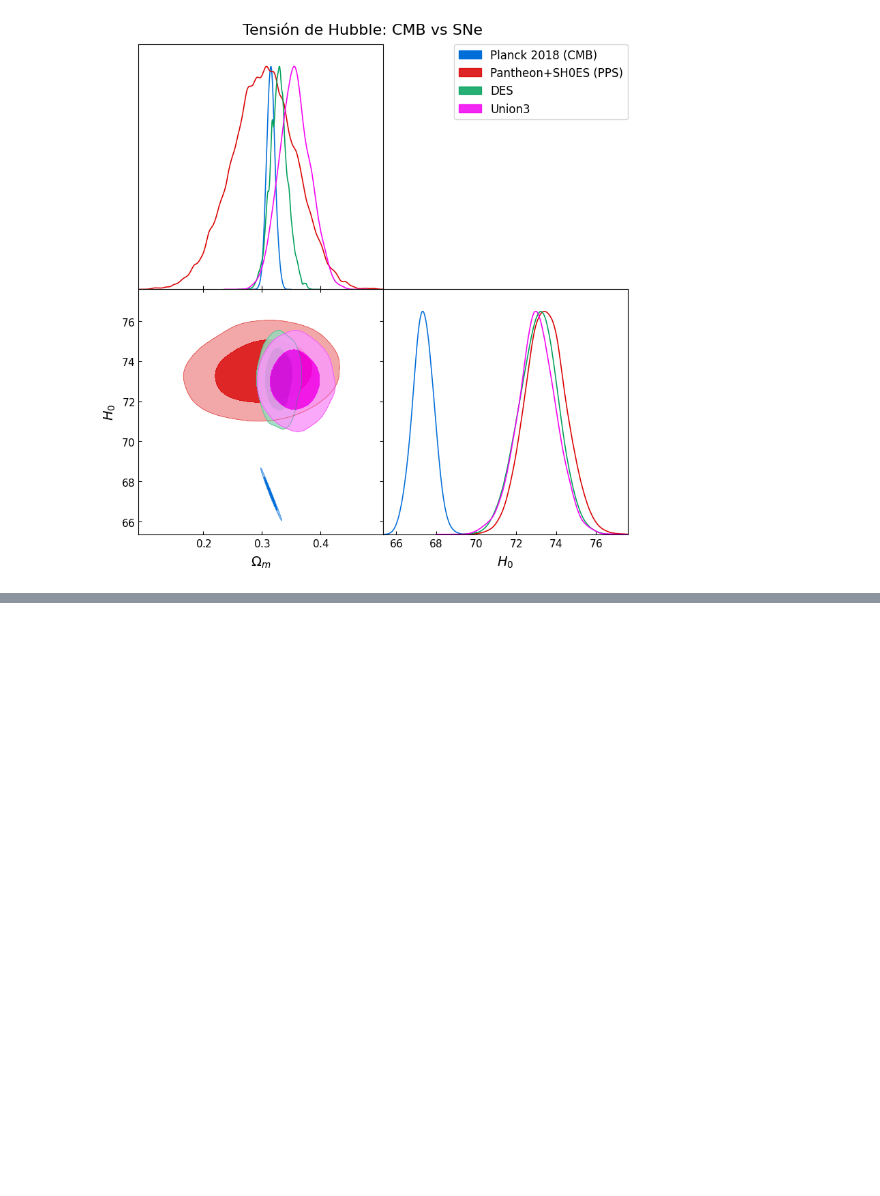
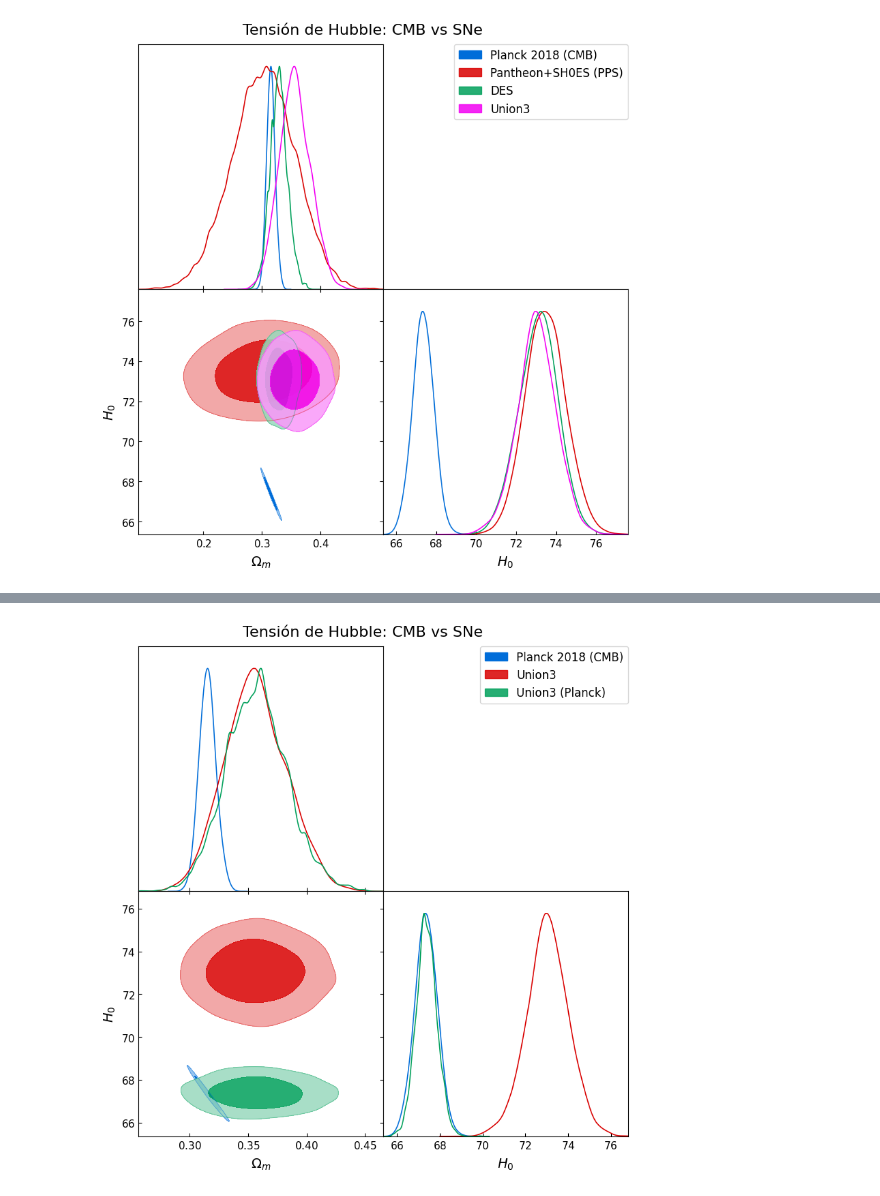
Before and after one commit to Ignacio-Marinkovic/Investigacion-1, a Jupyter notebook: códigos/tensiones.ipynb, the cells around one changed output, grey strips where cells are left out. Drawn from its saved outputs; the diff is of its cells as text; code cells hidden in the pictures; blank space fills up the shorter version.

```diff
--- a/códigos/tensiones.ipynb
+++ b/códigos/tensiones.ipynb
@@ -156,0 +192,18 @@ ValueError: The chains have different priors.
+# %%
+#Queremos comparar H0 y omegam
+parametros_a_graficar = ['omegam', 'H0']
+
+#figura
+g = plots.get_subplot_plotter(width_inch=8)
+
+# Creamos el gráfico ocupando ambas cadenas
+g.triangle_plot([chain_planck, chain_union, chain_union_planck],
+                parametros_a_graficar,
+                filled=True,
+                legend_labels=['Planck 2018 (CMB)', 'Union3', 'Union3 (Planck)'],
+                contour_colors=["#006DD9FF", '#D90000', '#00A05A']) # Azul (Planck), Rojo (Pantheon), Verde (DES) y Morado (Union3)
+
+plt.suptitle('Tensión de Hubble: CMB vs SNe ', fontsize=16, y =1.02)
+plt.show()
+# %% [output]
+[figure, added]
```
Also changed, not shown: parts of 5 cells of this notebook, 2 other files.
